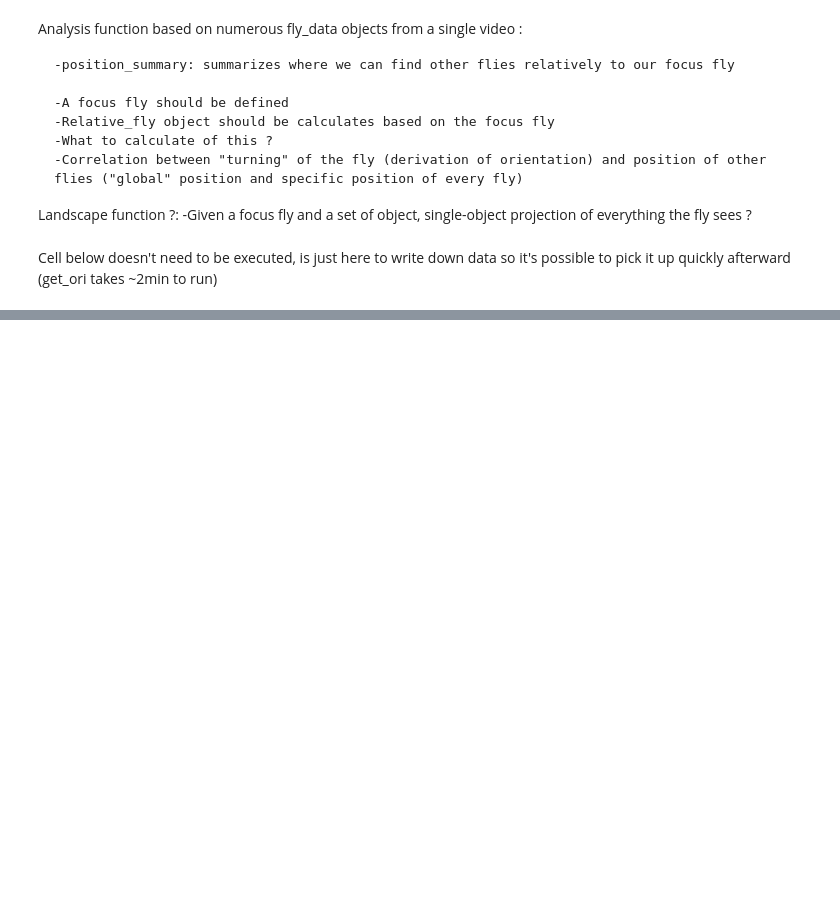
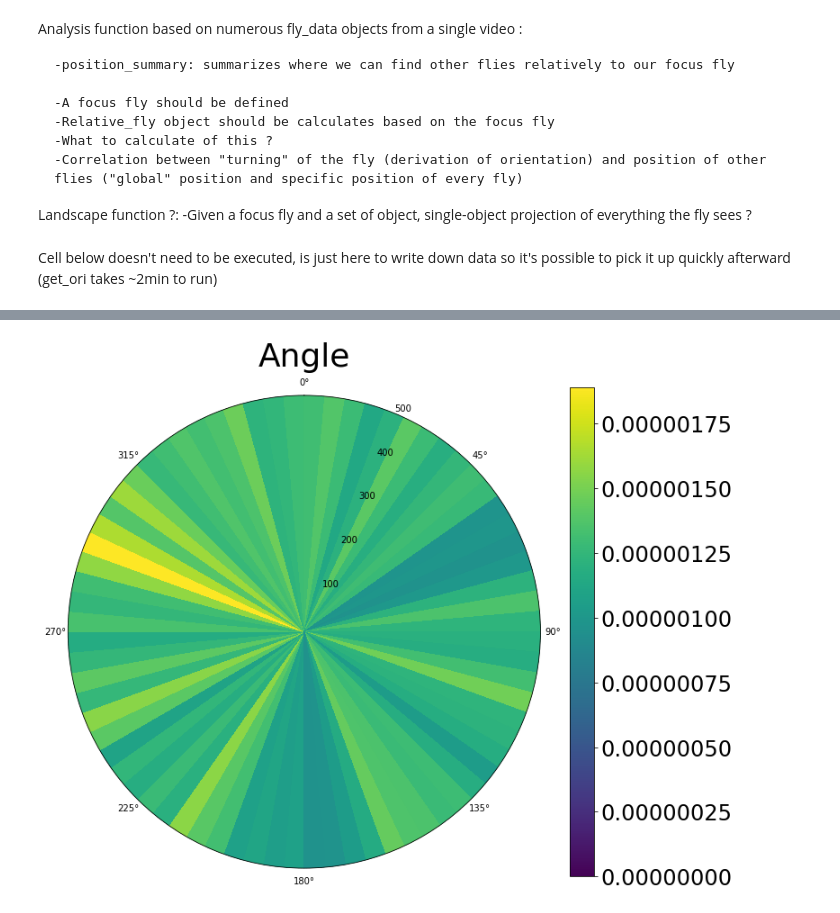
Before and after one commit to StrepsipZerg/flyDtracker, a Jupyter notebook: fly_object.ipynb, the cells around one changed output, grey strips where cells are left out. Saved outputs shown, nothing was run; the diff lists cells and outputs as text; code cells hidden in the pictures; blank space fills up the shorter version.

```diff
--- a/fly_object.ipynb
+++ b/fly_object.ipynb
@@ -109,0 +204,72 @@ array([[[ 1.],
+# %%
+#Trying to plot only distance in a nice way
+
+# interpolate_polarmap_angles has merely a cosmetic purpose:
+# It smoothes the corners in plot_polar_histogram/pcolormesh
+
+flystack = get_ori_pickle('6flies_1')
+
+rel_set = relative_set(flystack)
+
+
+def interpolate_polarmap_angles(histogram, theta_edges, r_edges, factor = 1):
+    histogram_interpolated = np.zeros((histogram.shape[0], histogram.shape[1]*factor))
+    for k in range(factor):
+        histogram_interpolated[:,k::factor] = histogram
+    theta_edges = np.linspace(-np.pi, np.pi, (theta_edges.shape[0]-1)*factor + 1)
+    Theta, R = np.meshgrid(theta_edges, r_edges)
+    return histogram_interpolated, Theta, R
+
+num_bins_r = 1     # Number of bin edges in radial direction
+num_bins_theta = 72 # Number of bin edges in angular direction
+
+# Create polar edges
+r_edges = np.linspace(0, 500, num_bins_r + 1)
+theta_edges = np.linspace(0, 2*np.pi, num_bins_theta + 1)
+
+
+
+# Transform cartesian to polar coordinates
+r = rel_set.dist
+r[...] = 1
+
+print(stats.describe(r))
+theta = np.radians(rel_set.orientations)
+# Calculate the 2d histogram and binned statistics for focal turning and acceleration
+Pos = stats.binned_statistic_2d(r, theta, None, 'count', bins=np.asarray([r_edges,theta_edges]))
+
+print(Pos)
+# Calculate binsize for normalization (binsize increases with radius)
+dr = np.pi*(r_edges[1:]**2 - r_edges[0:-1]**2)
+dtheta = (theta_edges[1] - theta_edges[0])/(2*np.pi)
+area = np.repeat(dtheta*dr[:,np.newaxis],theta_edges.shape[0]-1,1)
+
+# plot_polar_histogram plots the polar histograms and maps
+def plot_polar_histogram(values, label, ax, cmap=None, sym=False):
+
+    Theta, R = np.meshgrid(theta_edges, r_edges)
+    mp, Theta, R = interpolate_polarmap_angles(values, theta_edges, r_edges, factor = 30)
+
+    # Select color limits:
+    if sym:
+        vmax = np.max(np.abs(values))
+        vmin = -vmax
+    else:
+        vmax = np.max(values)
+        vmin = 0
+
+    # Plot histogram/map
+    im = ax.pcolormesh(Theta, R, mp, cmap=cmap, vmin=vmin, vmax=vmax)
+    cb = plt.colorbar(im, ax=ax, cmap=cmap)
+    cb.ax.tick_params(labelsize=24)
+    ax.set_title(label,fontsize=36)
+
+    # Adjusting axis and sense of rotation to make it compatible with [2]:
+    # Direction of movement along vertical axis, angles increase in clockwise
+    ax.set_theta_zero_location("N")
+    ax.set_theta_direction(-1)
+
+plt.figure(num=None, figsize=(40, 10), facecolor='w', edgecolor='k')
+# Plot polar histogram/maps for relative neighbor positions, turning and acceleration
+plot_polar_histogram(Pos.statistic/area/np.sum(Pos.statistic), 'Angle', plt.subplot(131, polar=True))
+# %% [output]
@@ -109,0 +293 @@ array([[[ 1.],
+[figure, added]
```
Also changed, not shown: parts of 9 cells of this notebook, 1 other file.
